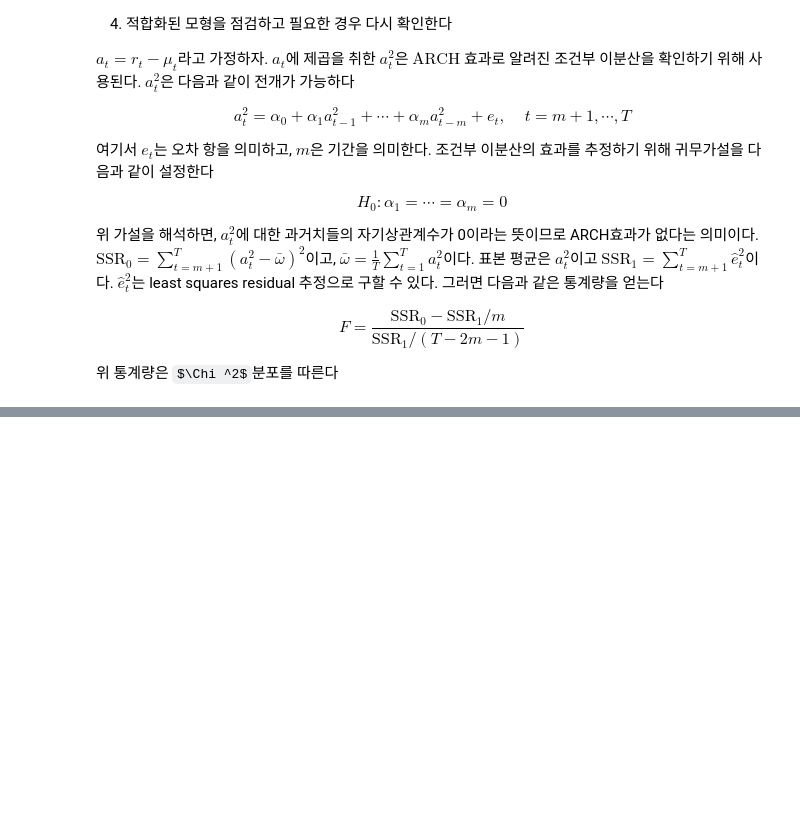
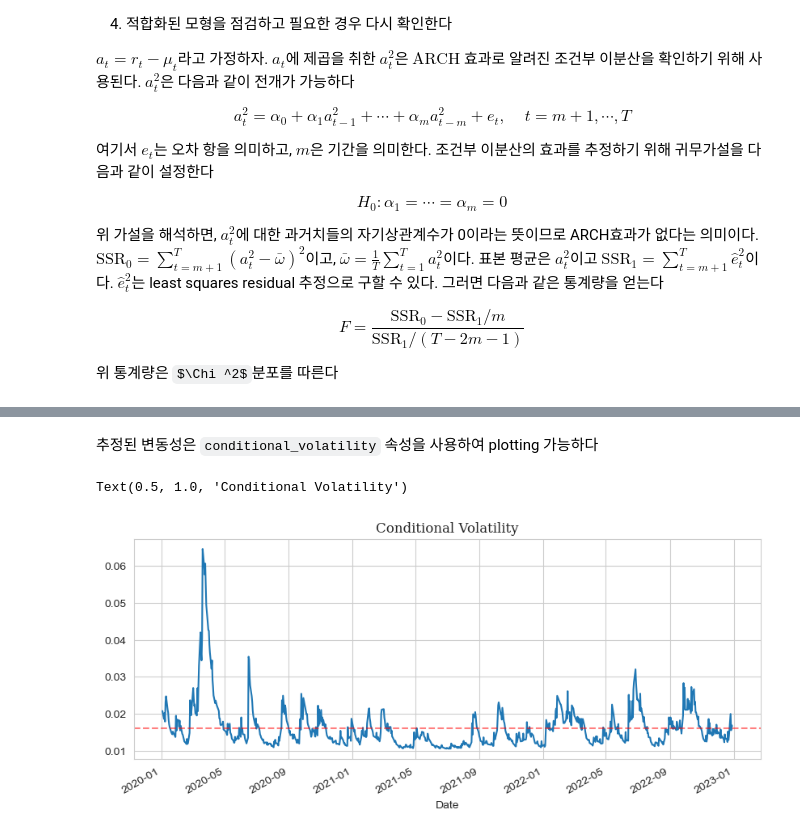
Before and after one commit to Tommylee1013/QUANTIFI, a Jupyter notebook: Week 08/GARCH and Markov-Switching Models.ipynb, the cells around one changed output, grey strips where cells are left out. Cells and saved outputs as stored; diff of their text form; code cells hidden in the pictures; some formulas as TeX source; blank space fills up the shorter version.

```diff
--- a/Week 08/GARCH and Markov-Switching Models.ipynb
+++ b/Week 08/GARCH and Markov-Switching Models.ipynb
@@ -223,0 +345,4 @@ $$
+# %%
+garch_model2 = arch.arch_model(ret, vol = 'GARCH', p = 1, q = 2)
+result2 = garch_model2.fit()
+print(result2.summary())
@@ -223,0 +413,10 @@ $$
+# %% [markdown]
+추정된 변동성은 `conditional_volatility` 속성을 사용하여 plotting 가능하다
+# %%
+result2.conditional_volatility.plot(figsize = (10, 4))
+plt.axhline(result2.conditional_volatility.mean(),
+            color = 'red', linestyle = '--', alpha = 0.5)
+plt.title('Conditional Volatility', fontfamily = 'Serif', fontsize = 12)
+# %% [output]
+Text(0.5, 1.0, 'Conditional Volatility')
+[figure, added]
```
Also changed, not shown: parts of 29 cells of this notebook, 2 other files.
